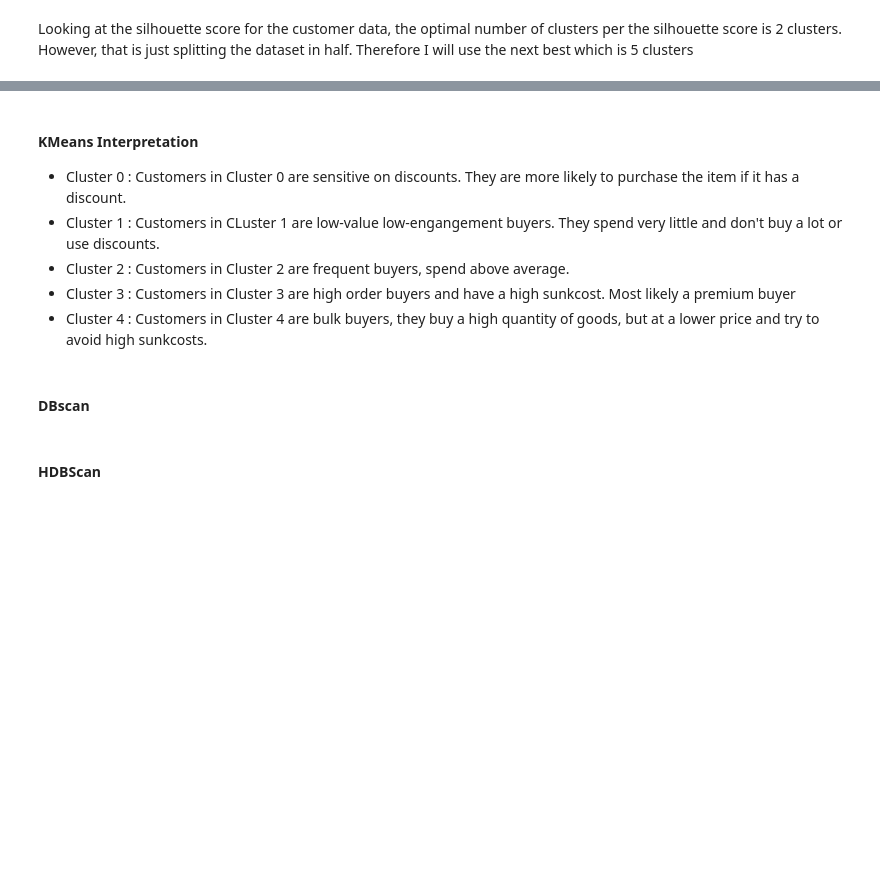
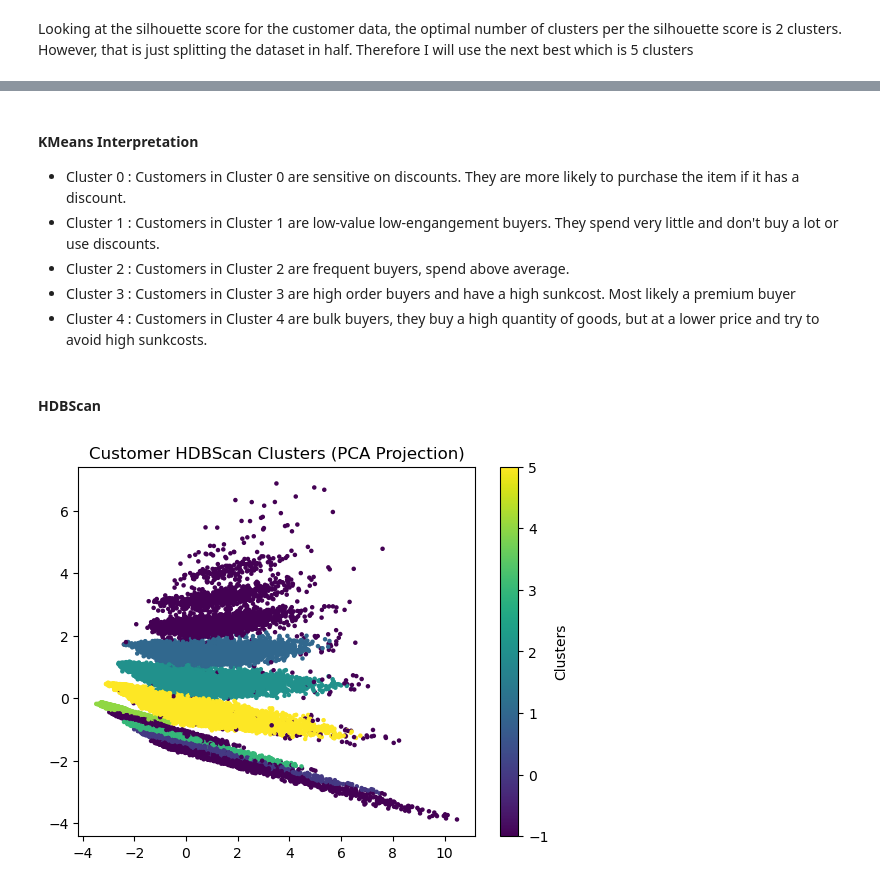
Before and after one commit to Initial-T53/Amazon-Sales-Data, a Jupyter notebook: Notebooks/DataModeling.ipynb, the cells around one changed output, grey strips where cells are left out. Cells and saved outputs as stored; diff of their text form; code cells hidden in the pictures; blank space fills up the shorter version.

```diff
--- a/Notebooks/DataModeling.ipynb
+++ b/Notebooks/DataModeling.ipynb
@@ -104,9 +145,7 @@ print(kmeans_summary)
 #### KMeans Interpretation
 
 - Cluster 0 : Customers in Cluster 0 are sensitive on discounts. They are more likely to purchase the item if it has a discount.
-- Cluster 1 : Customers in CLuster 1 are low-value low-engangement buyers. They spend very little and don't buy a lot or use discounts.
+- Cluster 1 : Customers in Cluster 1 are low-value low-engangement buyers. They spend very little and don't buy a lot or use discounts.
 - Cluster 2 : Customers in Cluster 2 are frequent buyers, spend above average.
 - Cluster 3 : Customers in Cluster 3 are high order buyers and have a high sunkcost. Most likely a premium buyer
 - Cluster 4 : Customers in Cluster 4 are bulk buyers, they buy a high quantity of goods, but at a lower price and try to avoid high sunkcosts.
-# %% [markdown]
-#### DBscan
@@ -138,7 +158,10 @@ c_hdb_labels=c_hdb.fit_predict(ds_cust)
 # %%
 plt.scatter(c_cust_PCA[:,0], c_cust_PCA[:,1], c=c_hdb_labels,cmap='viridis', s=5)
 plt.title ("Customer HDBScan Clusters (PCA Projection)")
+plt.colorbar(label='Clusters')
 plt.show()
+# %% [output]
+[figure, added]
 # %%
 # Creating a copy of the dataframe
 ds_hdbscan=ds_cust.copy()
```
Also changed, not shown: parts of 28 cells of this notebook, 1 other file.
